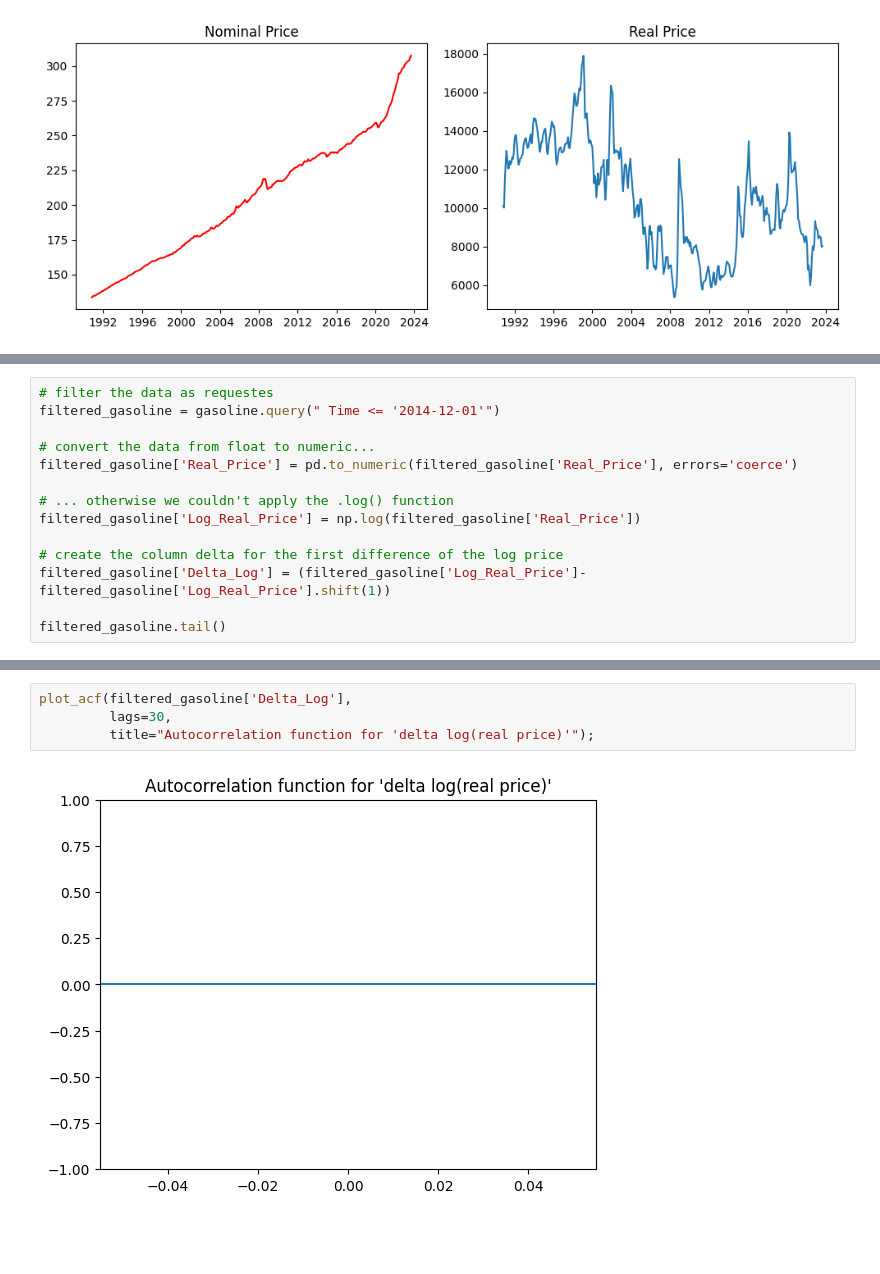
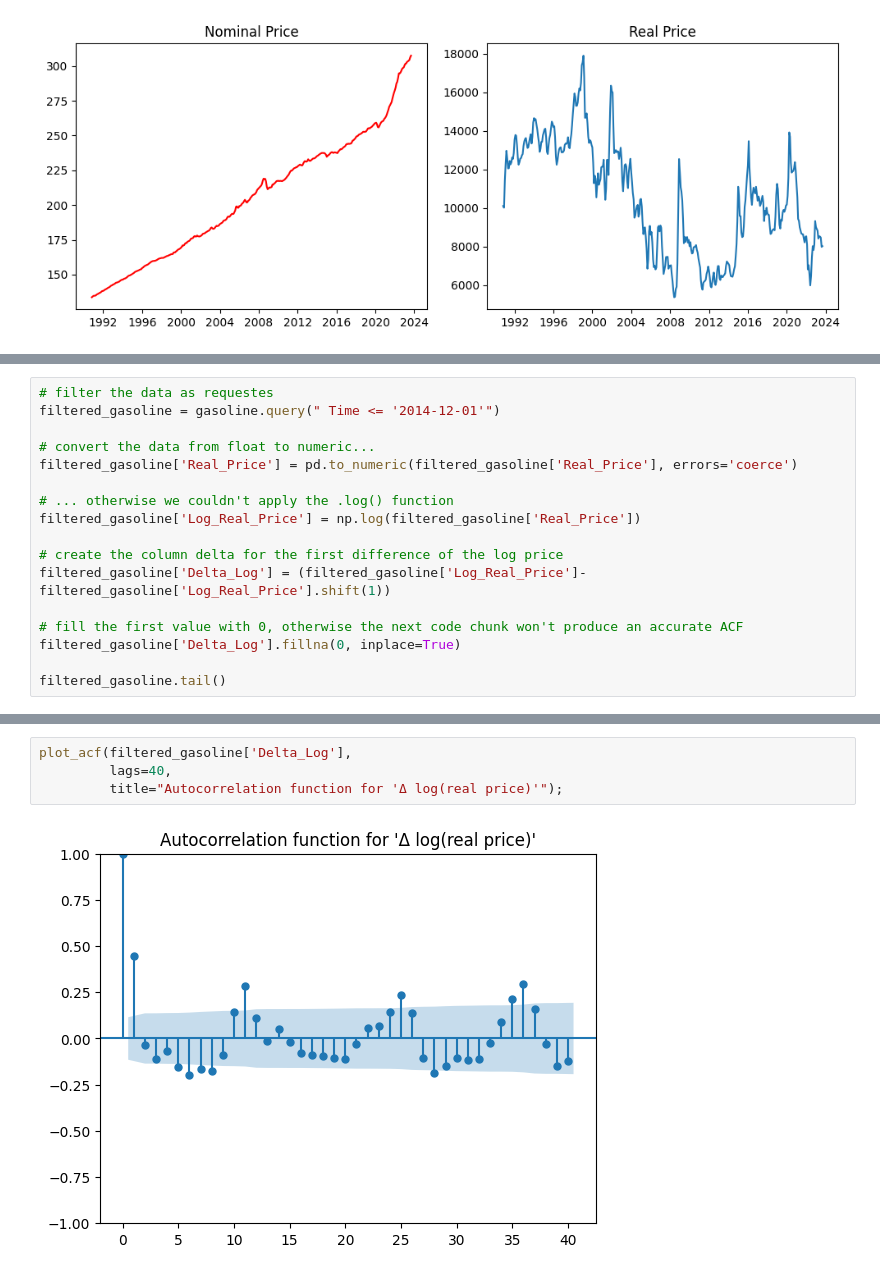
Before and after one commit to giordanovitale/Time-Series-Assignments, a Jupyter notebook: Assignment 3/Assignment3.ipynb, the cells around one changed output, grey strips where cells are left out. Saved outputs shown, nothing was run; the diff lists cells and outputs as text; blank space fills up the shorter version.

```diff
--- a/Assignment 3/Assignment3.ipynb
+++ b/Assignment 3/Assignment3.ipynb
@@ -95,6 +95,9 @@ filtered_gasoline['Log_Real_Price'] = np.log(filtered_gasoline['Real_Price'])
 # create the column delta for the first difference of the log price
 filtered_gasoline['Delta_Log'] = (filtered_gasoline['Log_Real_Price']-filtered_gasoline['Log_Real_Price'].shift(1))
 
+# fill the first value with 0, otherwise the next code chunk won't produce an accurate ACF
+filtered_gasoline['Delta_Log'].fillna(0, inplace=True)
+
 filtered_gasoline.tail()
 # %% [output]
 A value is trying to be set on a copy of a slice from a DataFrame.
@@ -127,6 +134,6 @@ plot_acf(filtered_gasoline['Log_Real_Price'],
 # %%
 plot_acf(filtered_gasoline['Delta_Log'],
-         lags=30,
-         title="Autocorrelation function for 'delta log(real price)'");
+         lags=40,
+         title="Autocorrelation function for 'Δ log(real price)'");
 # %% [output]
-[figure, old version]
+[figure, new version]
```
Also changed, not shown: parts of 12 cells of this notebook, 1 other file.
